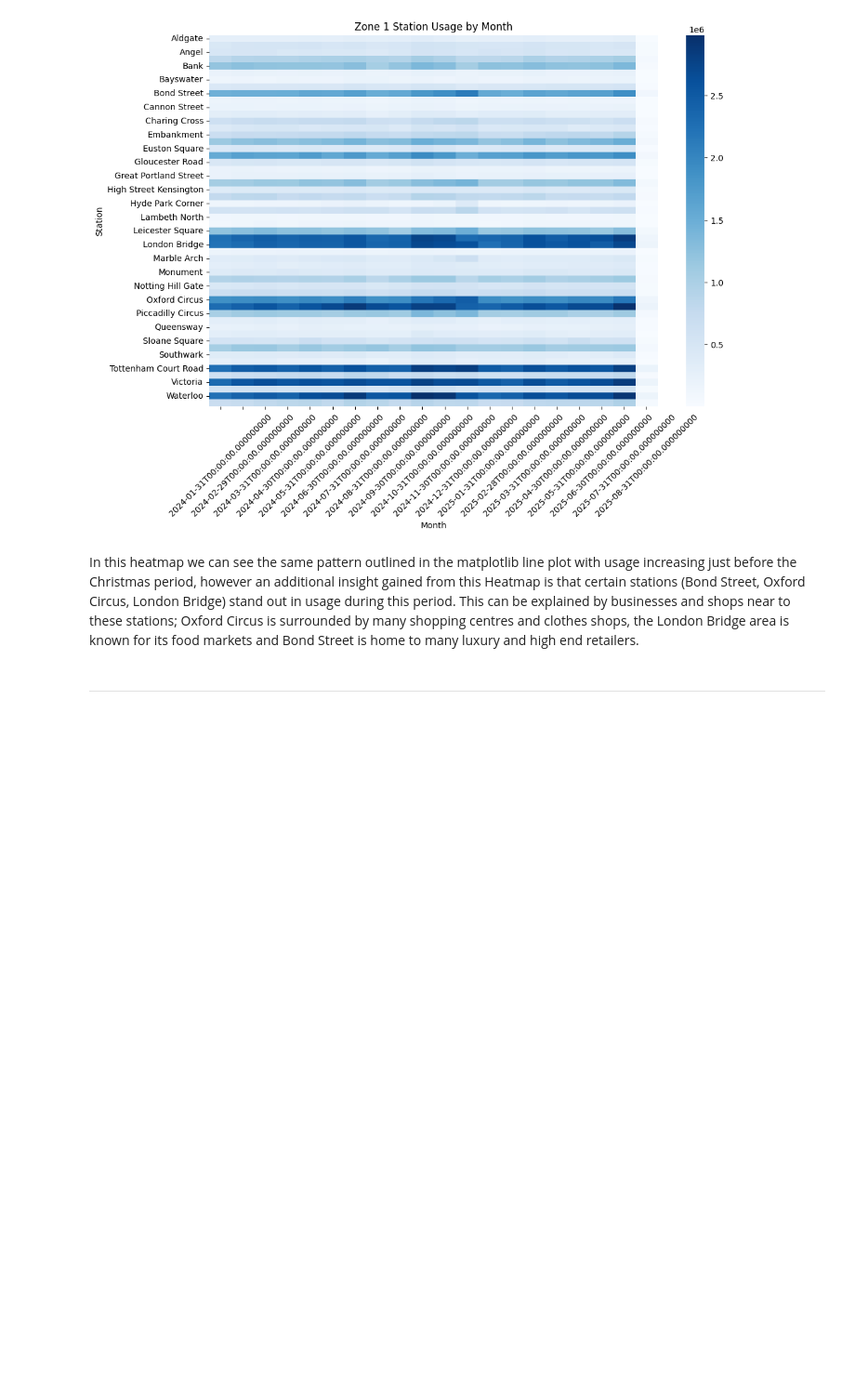
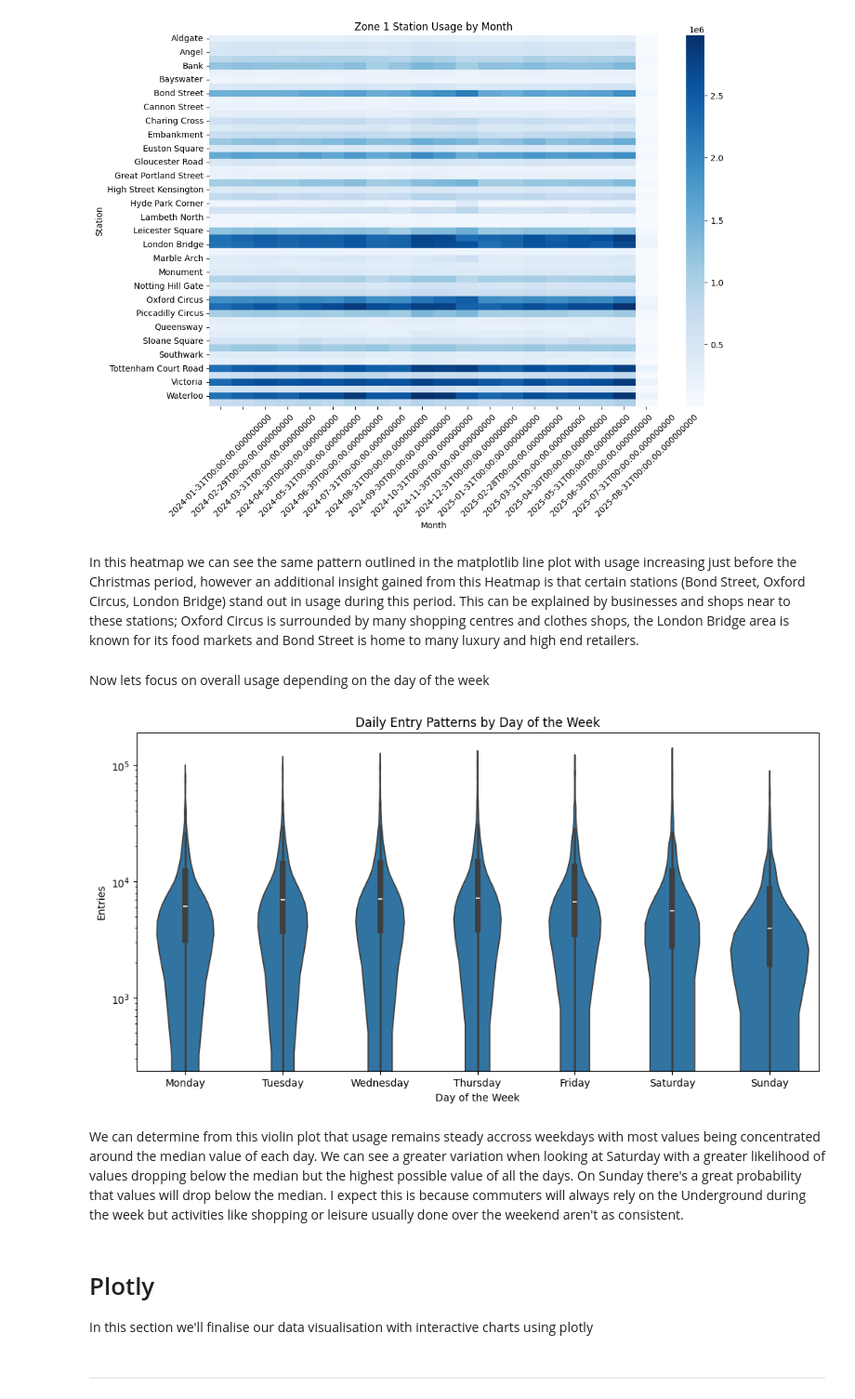
Before and after one commit to J-Bicheno/London-Underground-Analysis, a Jupyter notebook: jupyter_notebooks/Data_Visualisation.ipynb, the cells around one changed output. Shown: that part at 93% size. Drawn from its saved outputs; the diff is of its cells as text; code cells hidden in the pictures; blank space fills up the shorter version.

```diff
--- a/jupyter_notebooks/Data_Visualisation.ipynb
+++ b/jupyter_notebooks/Data_Visualisation.ipynb
@@ -181,5 +186,23 @@ plt.show()
 [figure]
 # %% [markdown]
 In this heatmap we can see the same pattern outlined in the matplotlib line plot with usage increasing just before the Christmas period, however an additional insight gained from this Heatmap is that certain stations (Bond Street, Oxford Circus, London Bridge) stand out in usage during this period. This can be explained by businesses and shops near to these stations; Oxford Circus is surrounded by many shopping centres and clothes shops, the London Bridge area is known for its food markets and Bond Street is home to many luxury and high end retailers.
+# %% [markdown]
+Now lets focus on overall usage depending on the day of the week
+# %%
+plt.figure(figsize=(12,6))
+sns.violinplot(x="DayOfWeek", y="EntryTapCount", data=underground_df, order=["Monday", "Tuesday", "Wednesday", "Thursday", "Friday", "Saturday", "Sunday"])
+plt.yscale('log')  # Log scale for better visibility
+plt.title("Daily Entry Patterns by Day of the Week")
+plt.ylabel("Entries")
+plt.xlabel("Day of the Week")
+plt.show()
+# %% [output]
+[figure, added]
+# %% [markdown]
+We can determine from this violin plot that usage remains steady accross weekdays with most values being concentrated around the median value of each day. We can see a greater variation when looking at Saturday with a greater likelihood of values dropping below the median but the highest possible value of all the days. On Sunday there's a great probability that values will drop below the median. I expect this is because commuters will always rely on the Underground during the week but activities like shopping or leisure usually done over the weekend aren't as consistent.
+# %% [markdown]
+# Plotly
+
+In this section we'll finalise our data visualisation with interactive charts using plotly
 # %% [markdown]
 ---
```
Also changed, not shown: parts of 7 cells of this notebook.
